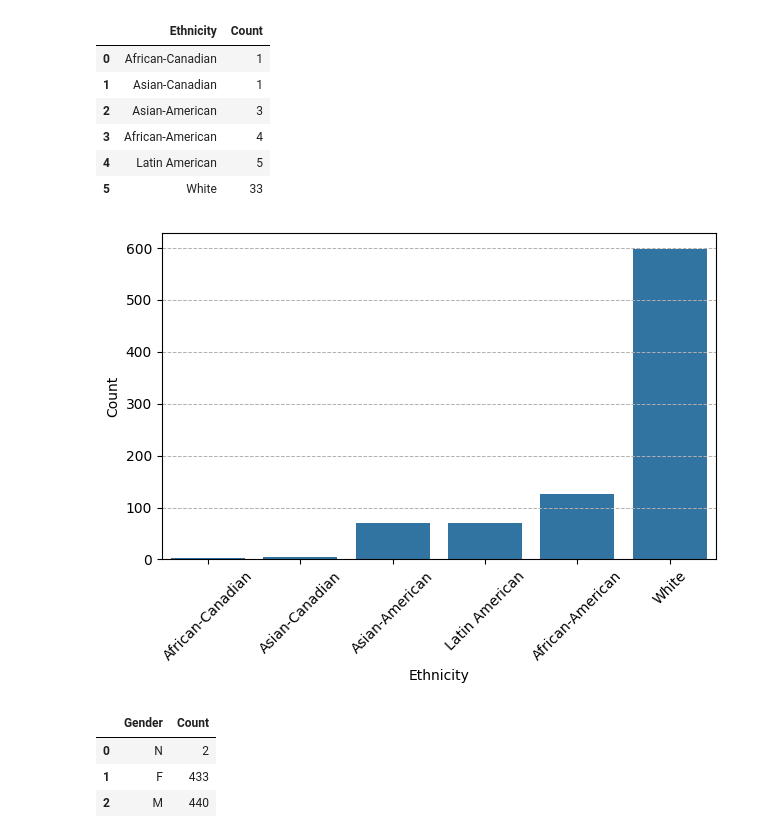
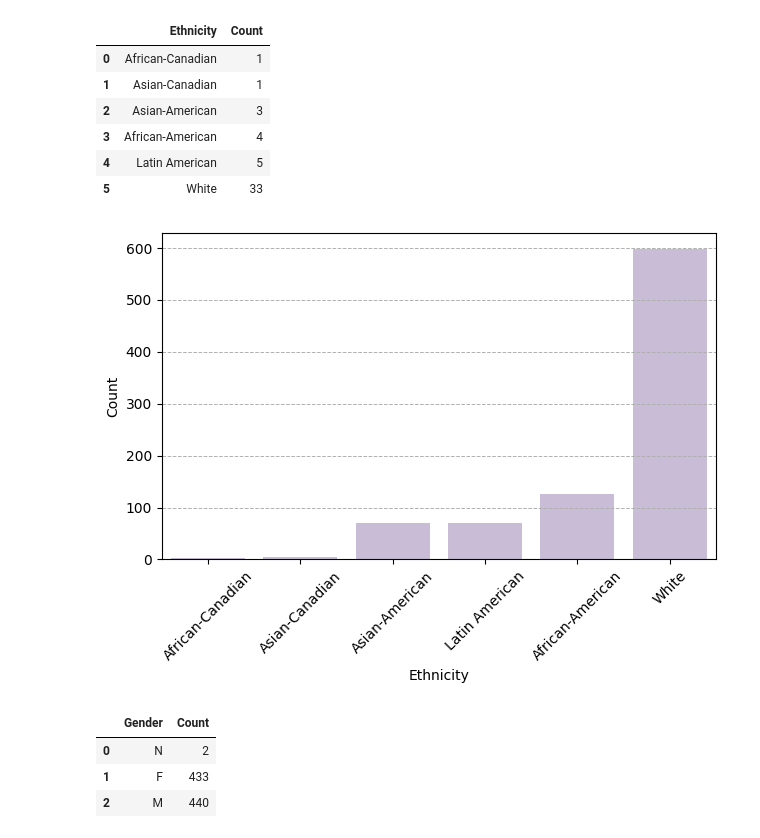
Before and after one commit to jubilbee/Survivor_EDA, a Jupyter notebook: Survivor_EDA.ipynb, the cells around one changed output. Cells and saved outputs as stored; diff of their text form; code cells hidden in the pictures.

```diff
--- a/Survivor_EDA.ipynb
+++ b/Survivor_EDA.ipynb
@@ -205,14 +170,17 @@ Finally, I fill the null values in the contestants table, which only consists of
 # %%
+contestants['Finish'] = contestants['Finish'].str.strip('th')
 # fill null values
-contestants['Finish'] = contestants['Finish'].fillna('TBD')
+contestants['Finish'] = contestants['Finish'].fillna(0)
 # replace Winner, Runner-up, 2nd Runner-up, Co-runner up with 1st or 2nd, respectively
 contestants['Finish'] = contestants['Finish'].replace({
-    'Winner': '1st',
-    'Runner-up': '2nd',
-    'Co-runner up': '2nd',
-    '2nd Runner-up': '2nd'
+    'Winner': '1',
+    'Runner-up': 2,
+    'Co-runner up': 2,
+    '2nd Runner-up': 2,
+    '3rd': 3,
+    '1s': 1
 })
+contestants['Finish'].astype(int)
 contestants.head()
-# update csv
 # %% [output]
 |  | Season | Name | Age | Hometown | Profession | Finish | Ethnicity | Gender | Lgbt | Has Disability | ... |
@@ -316,19 +267,20 @@ sql(test_sql)
 # %%
 overall_ethnicity = '''
 SELECT Ethnicity, COUNT(Ethnicity) as Count
 FROM contestants
 GROUP BY Ethnicity
 ORDER BY Count;
 '''
 sql(overall_ethnicity)
 
+colors = []
 
-plot = sns.barplot(x='Ethnicity', y='Count', data=sql(overall_ethnicity))
+plot = sns.barplot(x='Ethnicity', y='Count', data=sql(overall_ethnicity), color='#c8b8db')
 plt.grid(True, which='both', axis='y', linestyle='--', linewidth=0.7)
 plt.xticks(rotation=45)
 plt.tight_layout()
 plt.show(plot)
 # %% [output]
-[figure, old version]
+[figure, new version]
 # %%
 # What are the average placements of various demographics? (Age ranges, gender, ethnicity, possibly profession and hometown)
```
Also changed, not shown: parts of 18 cells of this notebook, 3 other files.
